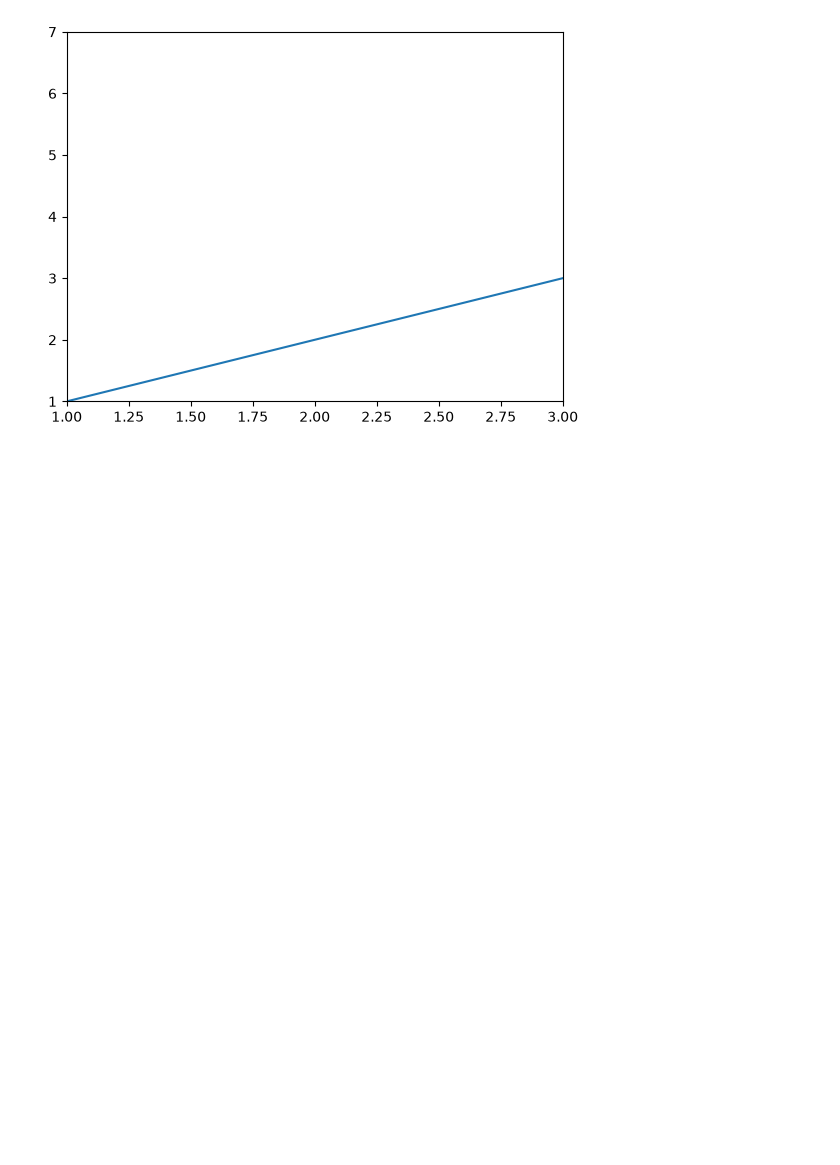
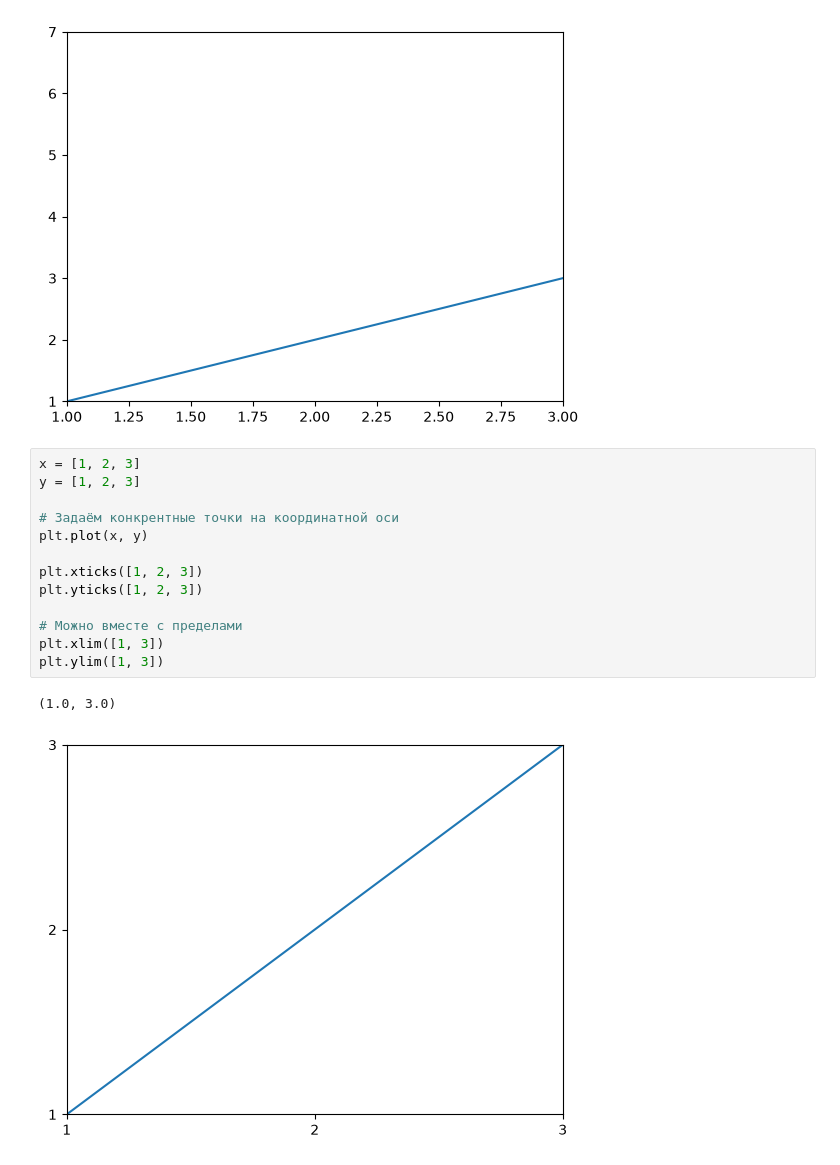
Before and after one commit to KidIsKing/python_libraries_learning, a Jupyter notebook: matplotlib/guide/tutorial.ipynb, the cells around one changed output. Saved outputs shown, nothing was run; the diff lists cells and outputs as text; blank space fills up the shorter version.

```diff
--- a/matplotlib/guide/tutorial.ipynb
+++ b/matplotlib/guide/tutorial.ipynb
@@ -389,3 +388,19 @@ plt.ylim([1, 7])
 # %% [output]
 (1.0, 7.0)
 [figure]
+# %%
+x = [1, 2, 3]
+y = [1, 2, 3]
+
+# Задаём конкрентные точки на координатной оси
+plt.plot(x, y)
+
+plt.xticks([1, 2, 3])
+plt.yticks([1, 2, 3])
+
+# Можно вместе с пределами
+plt.xlim([1, 3])
+plt.ylim([1, 3])
+# %% [output]
+(1.0, 3.0)
+[figure, added]
```
Also changed, not shown: parts of 18 cells of this notebook, 1 other file.
